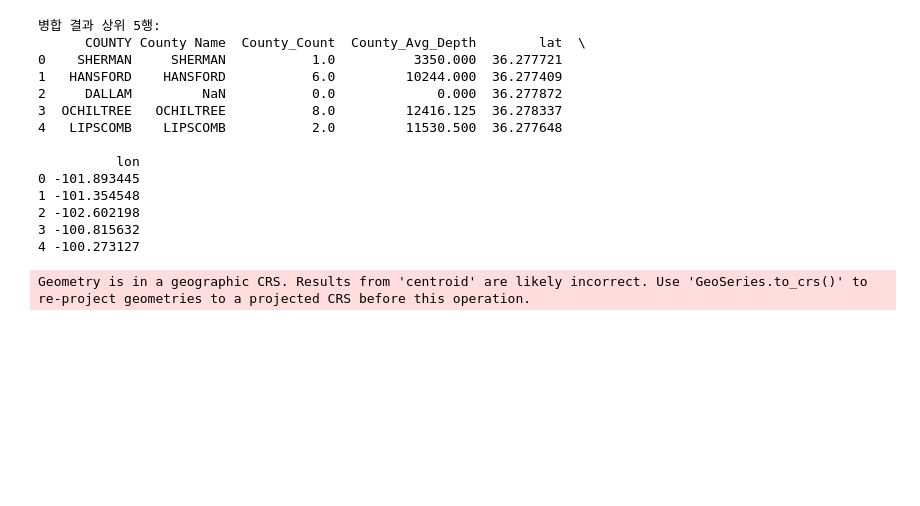
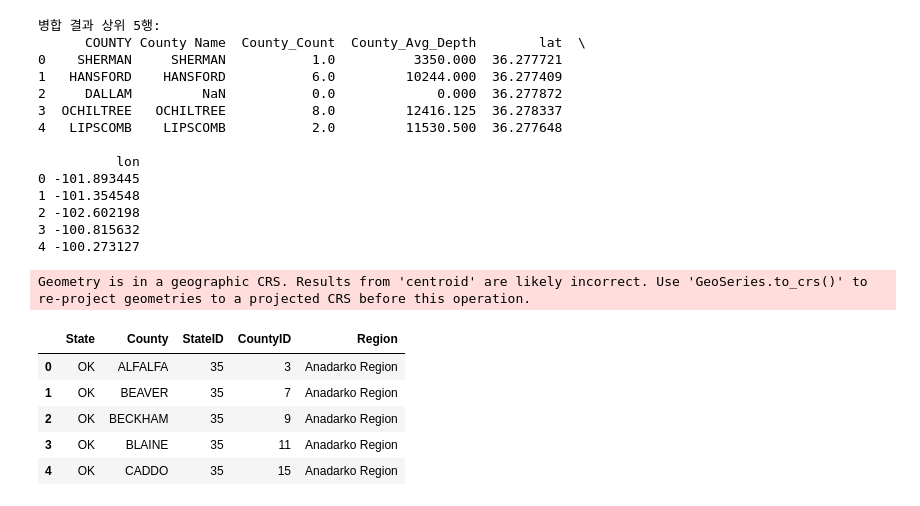
Before and after one commit to freshapple123/NaturalGasSurvey-, a Jupyter notebook: 박현도.ipynb, the cells around one changed output. Cells and saved outputs as stored; diff of their text form; code cells hidden in the pictures; blank space fills up the shorter version.

```diff
--- a/박현도.ipynb
+++ b/박현도.ipynb
@@ -234,3 +234,15 @@ fig.update_layout(
 )
 
 fig.show()
+# %%
+# county 별 분지
+basin_data = pd.read_excel('생산분지.xlsx', sheet_name= 'RegionCounties')
+
+basin_data.head()
+# %% [output]
+|  | State | County | StateID | CountyID | Region |
+| 0 | OK | ALFALFA | 35 | 3 | Anadarko Region |
+| 1 | OK | BEAVER | 35 | 7 | Anadarko Region |
+| 2 | OK | BECKHAM | 35 | 9 | Anadarko Region |
+| 3 | OK | BLAINE | 35 | 11 | Anadarko Region |
+| 4 | OK | CADDO | 35 | 15 | Anadarko Region |
```
Also changed, not shown: parts of 3 cells of this notebook, 2 other files.
